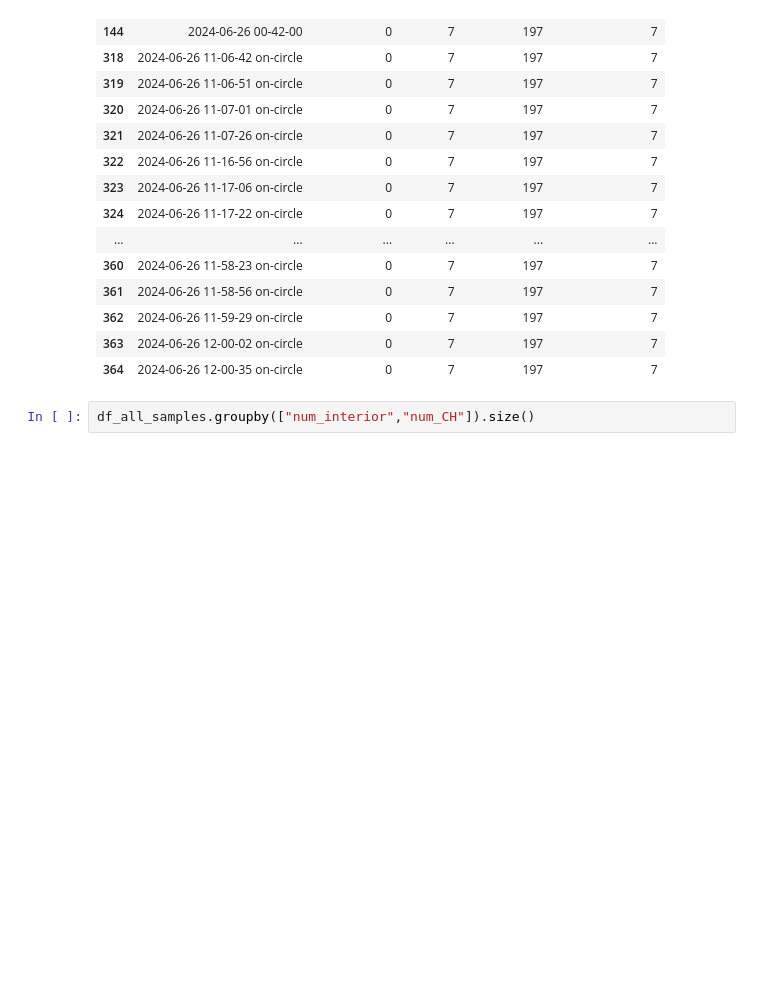
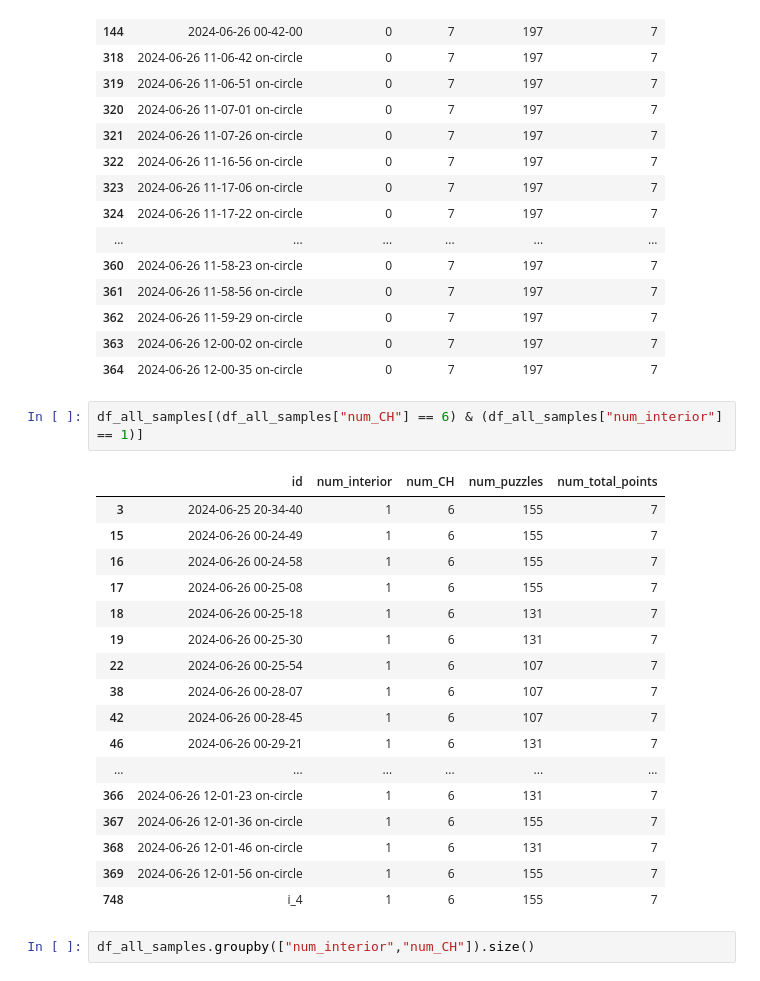
Before and after one commit to yanivohayon8/enumerating_convex_partitions, a Jupyter notebook: notebooks/8_quantative_results_thesis.ipynb, the cells around one changed output. Cells and saved outputs as stored; diff of their text form; blank space fills up the shorter version.

```diff
--- a/notebooks/8_quantative_results_thesis.ipynb
+++ b/notebooks/8_quantative_results_thesis.ipynb
@@ -132,6 +131,26 @@ df_all_samples[(df_all_samples["num_CH"] == 7) & (df_all_samples["num_interior"]
 | 362 | 2024-06-26 11-59-29 on-circle | 0 | 7 | 197 | 7 |
 | 363 | 2024-06-26 12-00-02 on-circle | 0 | 7 | 197 | 7 |
 | 364 | 2024-06-26 12-00-35 on-circle | 0 | 7 | 197 | 7 |
+# %%
+df_all_samples[(df_all_samples["num_CH"] == 6) & (df_all_samples["num_interior"] == 1)]
+# %% [output]
+|  | id | num_interior | num_CH | num_puzzles | num_total_points |
+| 3 | 2024-06-25 20-34-40 | 1 | 6 | 155 | 7 |
+| 15 | 2024-06-26 00-24-49 | 1 | 6 | 155 | 7 |
+| 16 | 2024-06-26 00-24-58 | 1 | 6 | 155 | 7 |
+| 17 | 2024-06-26 00-25-08 | 1 | 6 | 155 | 7 |
+| 18 | 2024-06-26 00-25-18 | 1 | 6 | 131 | 7 |
+| 19 | 2024-06-26 00-25-30 | 1 | 6 | 131 | 7 |
+| 22 | 2024-06-26 00-25-54 | 1 | 6 | 107 | 7 |
+| 38 | 2024-06-26 00-28-07 | 1 | 6 | 107 | 7 |
+| 42 | 2024-06-26 00-28-45 | 1 | 6 | 107 | 7 |
+| 46 | 2024-06-26 00-29-21 | 1 | 6 | 131 | 7 |
+| ... | ... | ... | ... | ... | ... |
+| 366 | 2024-06-26 12-01-23 on-circle | 1 | 6 | 131 | 7 |
+| 367 | 2024-06-26 12-01-36 on-circle | 1 | 6 | 155 | 7 |
+| 368 | 2024-06-26 12-01-46 on-circle | 1 | 6 | 131 | 7 |
+| 369 | 2024-06-26 12-01-56 on-circle | 1 | 6 | 155 | 7 |
+| 748 | i_4 | 1 | 6 | 155 | 7 |
 # %%
 df_all_samples.groupby(["num_interior","num_CH"]).size()
 # %% [output]
```
Also changed, not shown: parts of 2 cells of this notebook, 2 other files.
